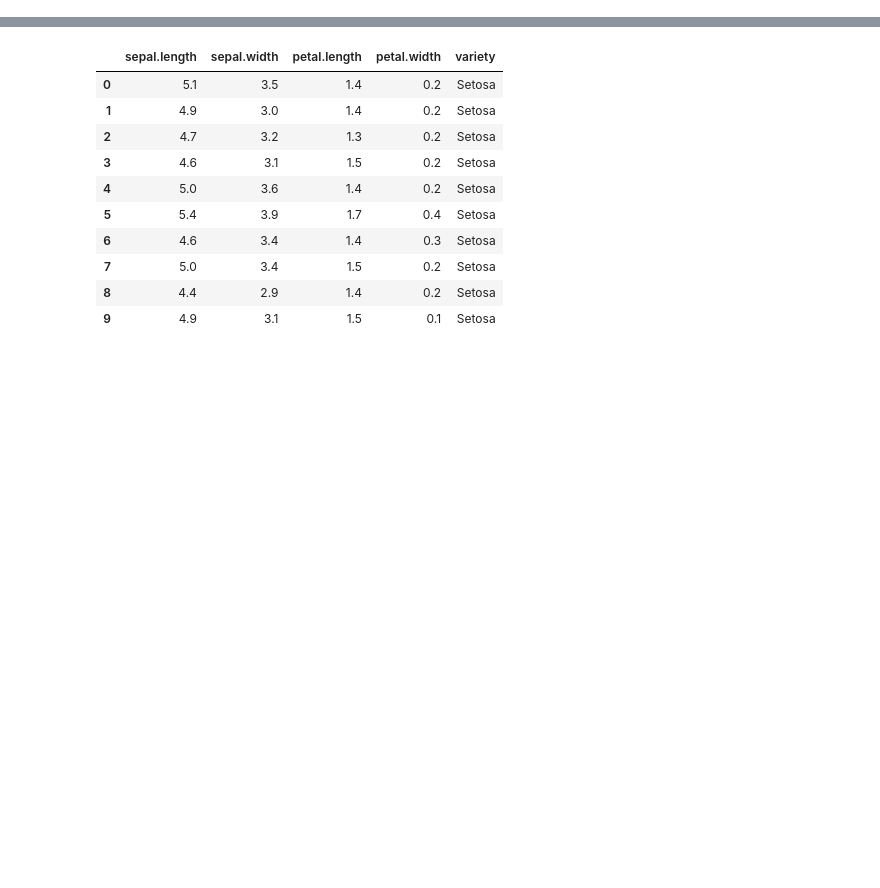
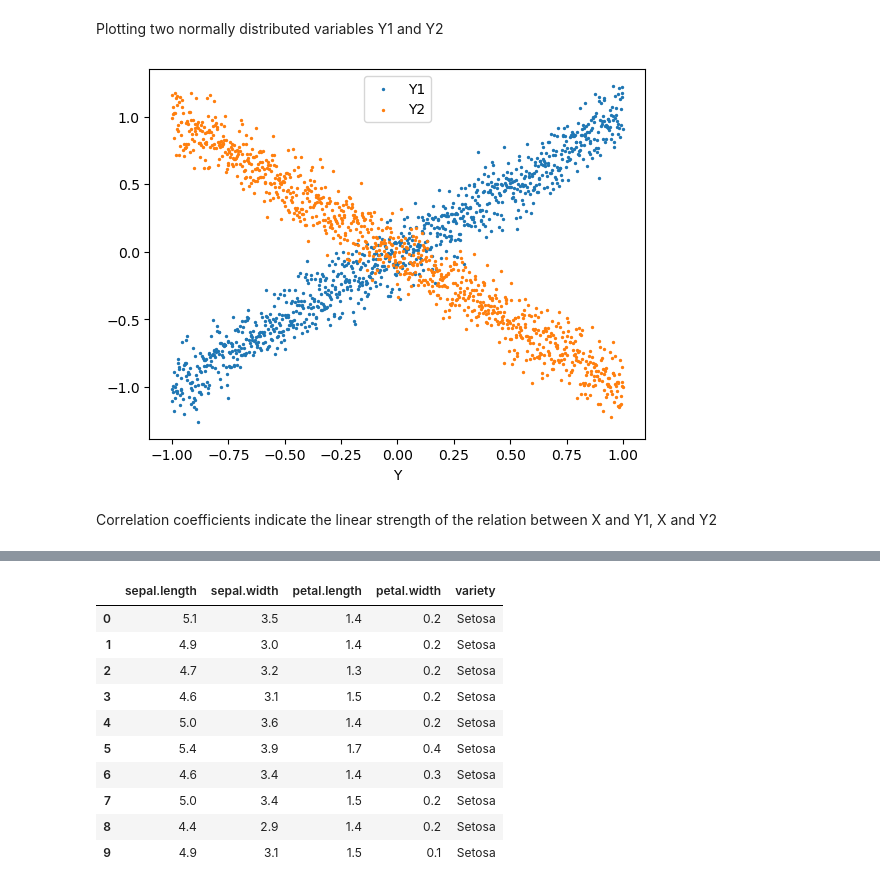
Before and after one commit to Janko-dev/ml_notebooks, a Jupyter notebook: notebooks/1_exploratory_data_analysis.ipynb, the cells around one changed output, grey strips where cells are left out. Drawn from its saved outputs; the diff is of its cells as text; code cells hidden in the pictures; blank space fills up the shorter version.

```diff
--- a/notebooks/exploratory_data_analysis.ipynb
+++ b/notebooks/1_exploratory_data_analysis.ipynb
@@ -3,3 +3,21 @@ import numpy as np
 import matplotlib.pyplot as plt
 import seaborn as sns
 import pandas as pd
+# %% [markdown]
+Plotting two normally distributed variables Y1 and Y2
+# %%
+X = np.linspace(-1, 1, 1000)
+
+Y1 = X + np.random.normal(0, 0.5, (1000,))/4
+Y2 = -X + np.random.normal(0, 0.5, (1000,))/4
+
+plt.scatter(X, Y1, label="Y1", s=2)
+plt.scatter(X, Y2, label="Y2", s=2)
+plt.xlabel("X")
+plt.xlabel("Y")
+plt.legend(loc=9)
+plt.show()
+# %% [output]
+[figure, added]
+# %% [markdown]
+Correlation coefficients indicate the linear strength of the relation between X and Y1, X and Y2
```
Also changed, not shown: parts of 11 cells of this notebook, 6 other files.
